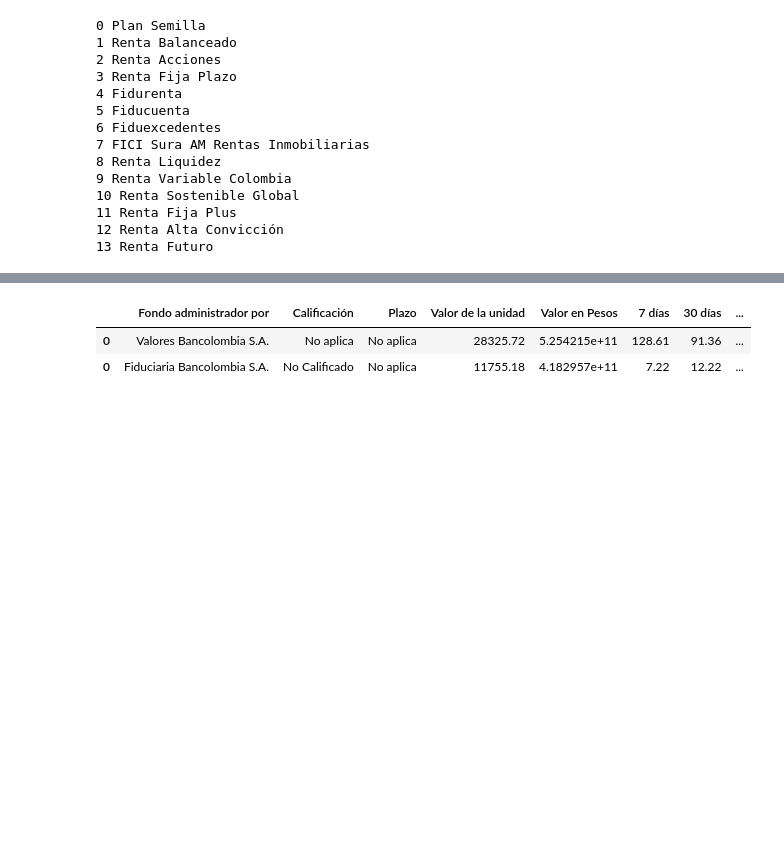
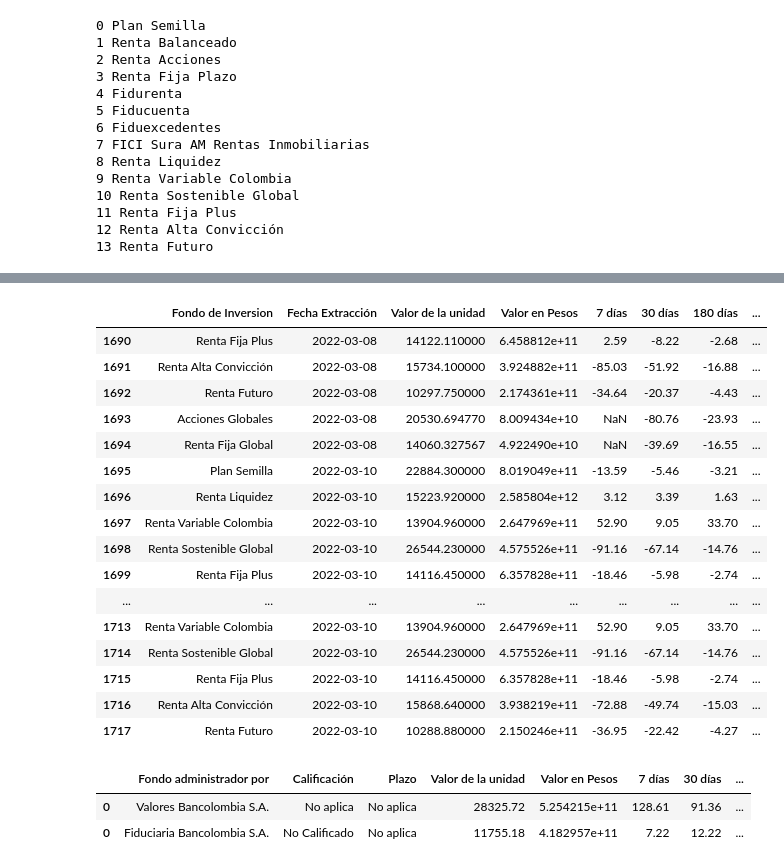
Before and after one commit to Haroldg94/Investment_funds_web_scraping, a Jupyter notebook: Bancolombia_Investment_Web_Scraping.ipynb, the cells around one changed output, grey strips where cells are left out. Cells and saved outputs as stored; diff of their text form; code cells hidden in the pictures; blank space fills up the shorter version.

```diff
--- a/Bancolombia_Investment_Web_Scraping.ipynb
+++ b/Bancolombia_Investment_Web_Scraping.ipynb
@@ -313,0 +362,25 @@ current_fund_info.to_excel('investment_funds.xlsx',index = False)
+# %%
+def selecting_fund(select, value_to_select):
+    '''function that selects a investment fund by value on a webpage's dropdown '''
+
+    # select by value
+    select.select_by_value(value_to_select)
+    time.sleep(3)
+
+    html = browser.page_source
+
+    return html
+
+
+def open_excel(excel_path):
+    saved_data = pd.read_excel(excel_path)
+    return saved_data
+
+
+def get_browser(URL):
+    options = Options()
+    options.add_argument("--headless") # To Avoid the navigator to open
+
+    browser = webdriver.Chrome(options= options, executable_path=r'D:\Giovanny\Inversiones\chromedriver.exe')
+
+    return browser
@@ -314,3 +532,26 @@ current_fund_info.to_excel('investment_funds.xlsx',index = False)
+# %%
+# Appending new data to the historial dataset
+historical_df = pd.concat([historical_df, temp]).reset_index(drop = True)
+# %%
+historical_df.tail(28)
+# %% [output]
+|  | Fondo de Inversion | Fecha Extracción | Valor de la unidad | Valor en Pesos | 7 días | 30 días | 180 días | ... |
+| 1690 | Renta Fija Plus | 2022-03-08 | 14122.110000 | 6.458812e+11 | 2.59 | -8.22 | -2.68 | ... |
+| 1691 | Renta Alta Convicción | 2022-03-08 | 15734.100000 | 3.924882e+11 | -85.03 | -51.92 | -16.88 | ... |
+| 1692 | Renta Futuro | 2022-03-08 | 10297.750000 | 2.174361e+11 | -34.64 | -20.37 | -4.43 | ... |
+| 1693 | Acciones Globales | 2022-03-08 | 20530.694770 | 8.009434e+10 | NaN | -80.76 | -23.93 | ... |
+| 1694 | Renta Fija Global | 2022-03-08 | 14060.327567 | 4.922490e+10 | NaN | -39.69 | -16.55 | ... |
+| 1695 | Plan Semilla | 2022-03-10 | 22884.300000 | 8.019049e+11 | -13.59 | -5.46 | -3.21 | ... |
+| 1696 | Renta Liquidez | 2022-03-10 | 15223.920000 | 2.585804e+12 | 3.12 | 3.39 | 1.63 | ... |
+| 1697 | Renta Variable Colombia | 2022-03-10 | 13904.960000 | 2.647969e+11 | 52.90 | 9.05 | 33.70 | ... |
+| 1698 | Renta Sostenible Global | 2022-03-10 | 26544.230000 | 4.575526e+11 | -91.16 | -67.14 | -14.76 | ... |
+| 1699 | Renta Fija Plus | 2022-03-10 | 14116.450000 | 6.357828e+11 | -18.46 | -5.98 | -2.74 | ... |
+| ... | ... | ... | ... | ... | ... | ... | ... | ... |
+| 1713 | Renta Variable Colombia | 2022-03-10 | 13904.960000 | 2.647969e+11 | 52.90 | 9.05 | 33.70 | ... |
+| 1714 | Renta Sostenible Global | 2022-03-10 | 26544.230000 | 4.575526e+11 | -91.16 | -67.14 | -14.76 | ... |
+| 1715 | Renta Fija Plus | 2022-03-10 | 14116.450000 | 6.357828e+11 | -18.46 | -5.98 | -2.74 | ... |
+| 1716 | Renta Alta Convicción | 2022-03-10 | 15868.640000 | 3.938219e+11 | -72.88 | -49.74 | -15.03 | ... |
+| 1717 | Renta Futuro | 2022-03-10 | 10288.880000 | 2.150246e+11 | -36.95 | -22.42 | -4.27 | ... |
 # %%
 historical_df = open_excel()
 
```
Also changed, not shown: parts of 24 cells of this notebook, 2 other files.
